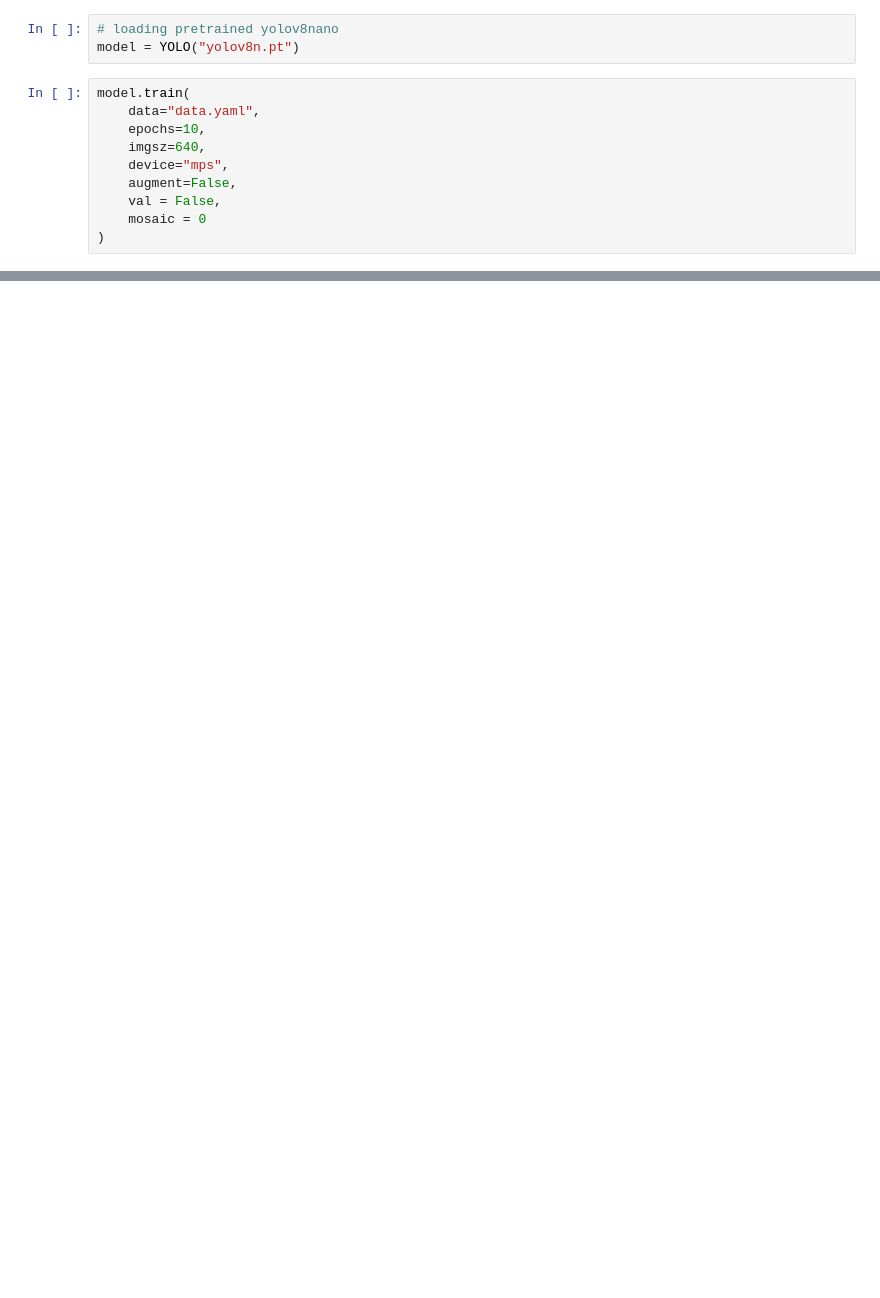
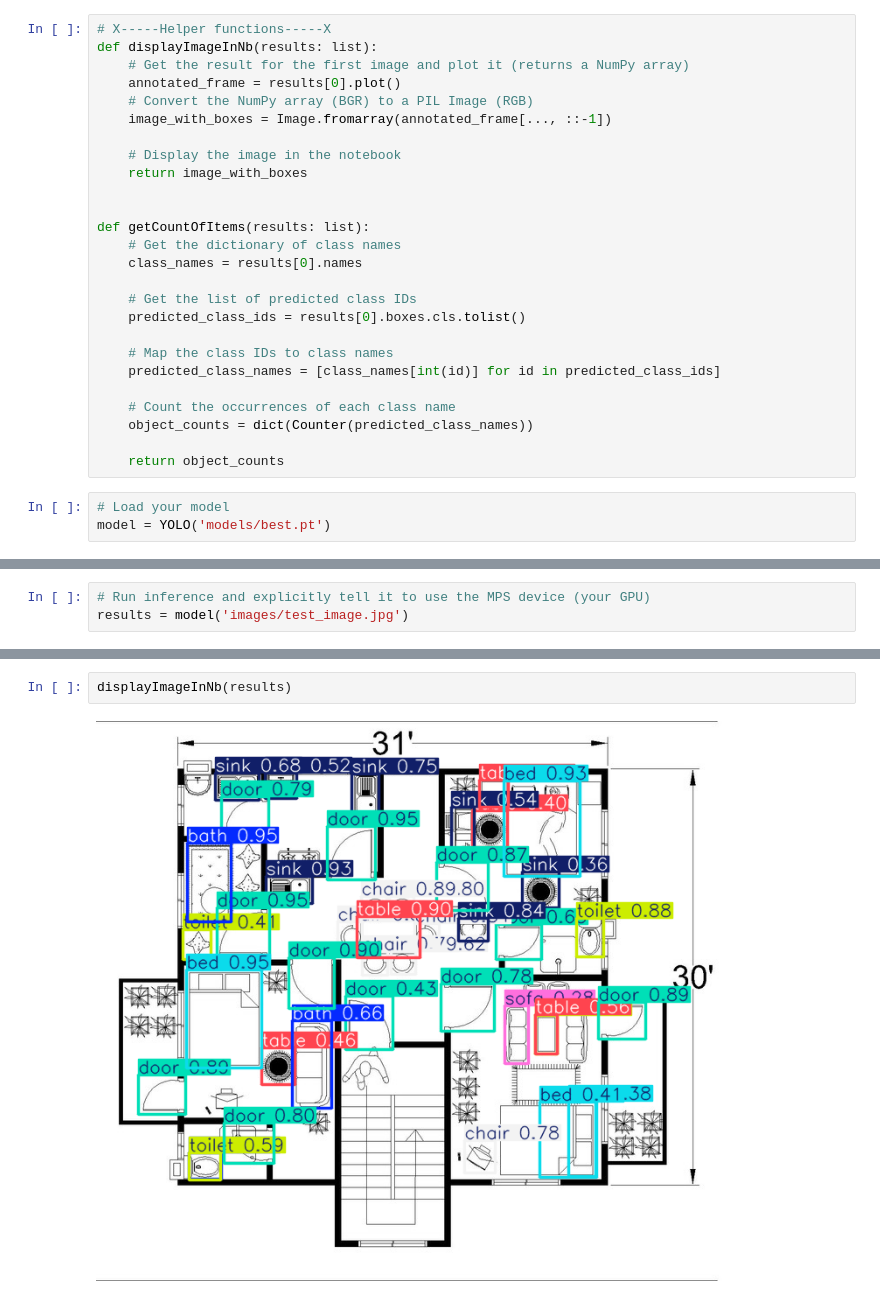
Before and after one commit to PatsonEmmanuelDsouza/floor-plan-object-enumerator, a Jupyter notebook: yolo_nb.ipynb, the cells around one changed output, grey strips where cells are left out. Drawn from its saved outputs; the diff is of its cells as text; blank space fills up the shorter version.

Commit message:
worked on basic API functionaility

```diff
--- a/yolo_nb.ipynb
+++ b/yolo_nb.ipynb
@@ -11,13 +14,29 @@ MPS built: True
+# %%
+# X-----Helper functions-----X
+def displayImageInNb(results: list):
+    # Get the result for the first image and plot it (returns a NumPy array)
+    annotated_frame = results[0].plot()
+    # Convert the NumPy array (BGR) to a PIL Image (RGB)
+    image_with_boxes = Image.fromarray(annotated_frame[..., ::-1])
+
+    # Display the image in the notebook
+    return image_with_boxes
+
+
+def getCountOfItems(results: list):
+    # Get the dictionary of class names
+    class_names = results[0].names
+
+    # Get the list of predicted class IDs
+    predicted_class_ids = results[0].boxes.cls.tolist()
+
+    # Map the class IDs to class names
+    predicted_class_names = [class_names[int(id)] for id in predicted_class_ids]
+
+    # Count the occurrences of each class name
+    object_counts = dict(Counter(predicted_class_names))
+
+    return object_counts
 # %%
-# loading pretrained yolov8nano
-model = YOLO("yolov8n.pt")
+# Load your model
+model = YOLO('models/best.pt')
-# %%
-model.train(
-    data="data.yaml",
-    epochs=10,
-    imgsz=640,
-    device="mps",
-    augment=False,
-    val = False,
-    mosaic = 0
-)
@@ -210,0 +43,3 @@ print("✅ All labels cleaned.")
+# %%
+# Run inference and explicitly tell it to use the MPS device (your GPU)
+results = model('images/test_image.jpg')
@@ -210,0 +49,4 @@ print("✅ All labels cleaned.")
+# %%
+displayImageInNb(results)
+# %% [output]
+[figure, added]
```
Also changed, not shown: parts of 12 cells of this notebook, 13 other files.
